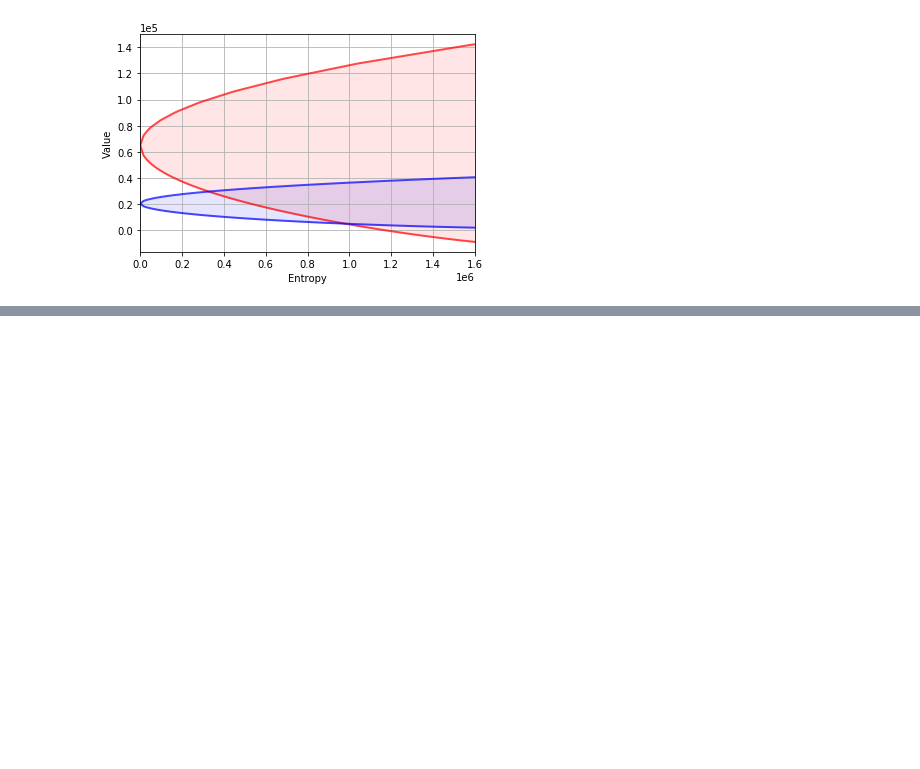
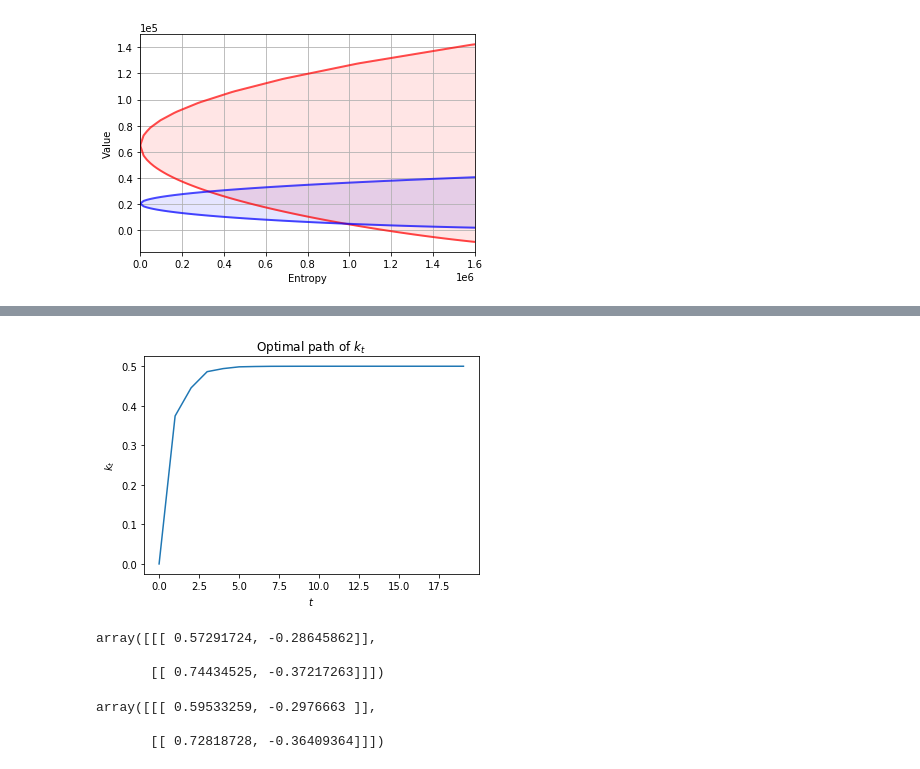
Before and after one commit to PanPip/QuantEcon_Tasks, a Jupyter notebook: LQ_control.ipynb, the cells around one changed output, grey strips where cells are left out. Cells and saved outputs as stored; diff of their text form; code cells hidden in the pictures; blank space fills up the shorter version.

```diff
--- a/LQ_control.ipynb
+++ b/LQ_control.ipynb
@@ -1757,0 +1866,38 @@ plt.show()
+# %%
+# Compute time series
+T = 20
+x0 = np.array([[0., 1.]]).T
+x_path = ex1_a.compute_sequence(x0, ts_length=T)[0]
+
+fig, ax = plt.subplots()
+ax.plot(range(T), x_path[0, :-1])
+ax.set_xlabel("$t$")
+ax.set_ylabel("$k_t$")
+ax.set_title("Optimal path of $k_t$")
+plt.show()
+# %% [output]
+[figure, added]
+# %%
+λ = 0.8 # high λ
+Π2 = np.array([[1-λ, λ],
+               [λ, 1-λ]])
+
+ex1_b = qe.LQMarkov(Π2, Qs, Rs, As, Bs, Cs=Cs, Ns=Ns, beta=β)
+ex1_b.stationary_values();
+ex1_b.Fs
+# %% [output]
+array([[[ 0.57291724, -0.28645862]],
+
+       [[ 0.74434525, -0.37217263]]])
+# %%
+λ = 0.2 # low λ
+Π2 = np.array([[1-λ, λ],
+               [λ, 1-λ]])
+
+ex1_b = qe.LQMarkov(Π2, Qs, Rs, As, Bs, Cs=Cs, Ns=Ns, beta=β)
+ex1_b.stationary_values();
+ex1_b.Fs
+# %% [output]
+array([[[ 0.59533259, -0.2976663 ]],
+
+       [[ 0.72818728, -0.36409364]]])
```
Also changed, not shown: parts of 20 cells of this notebook.
